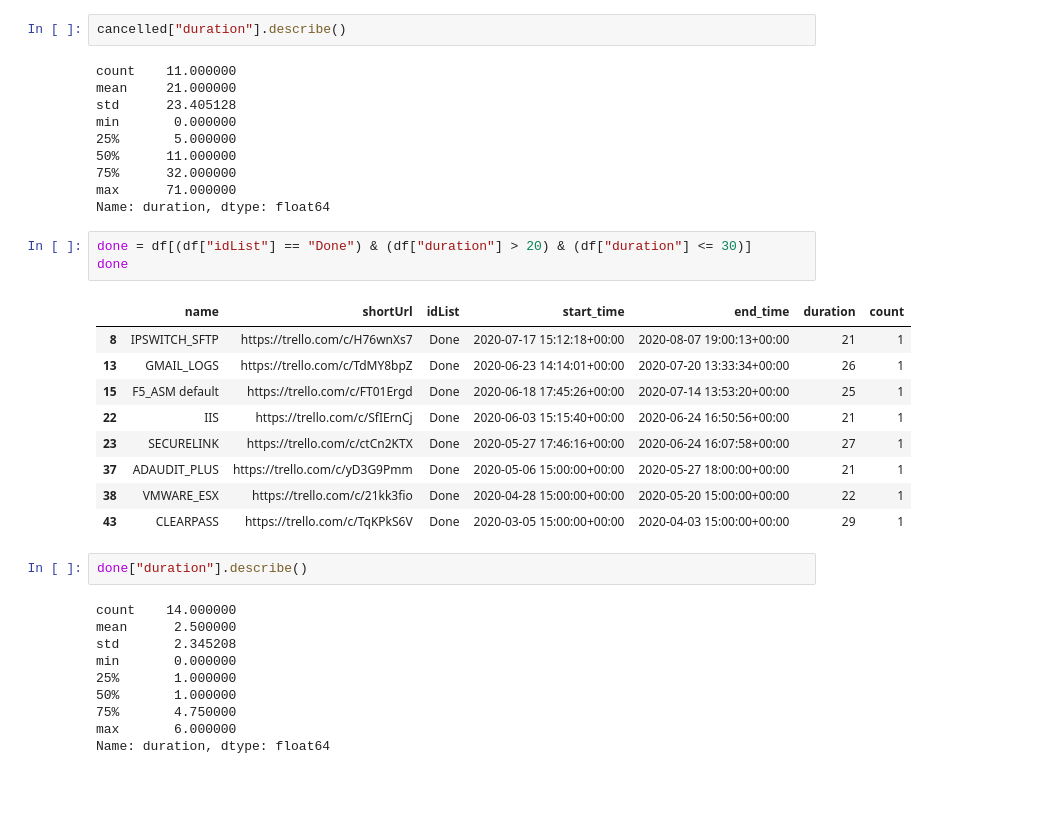
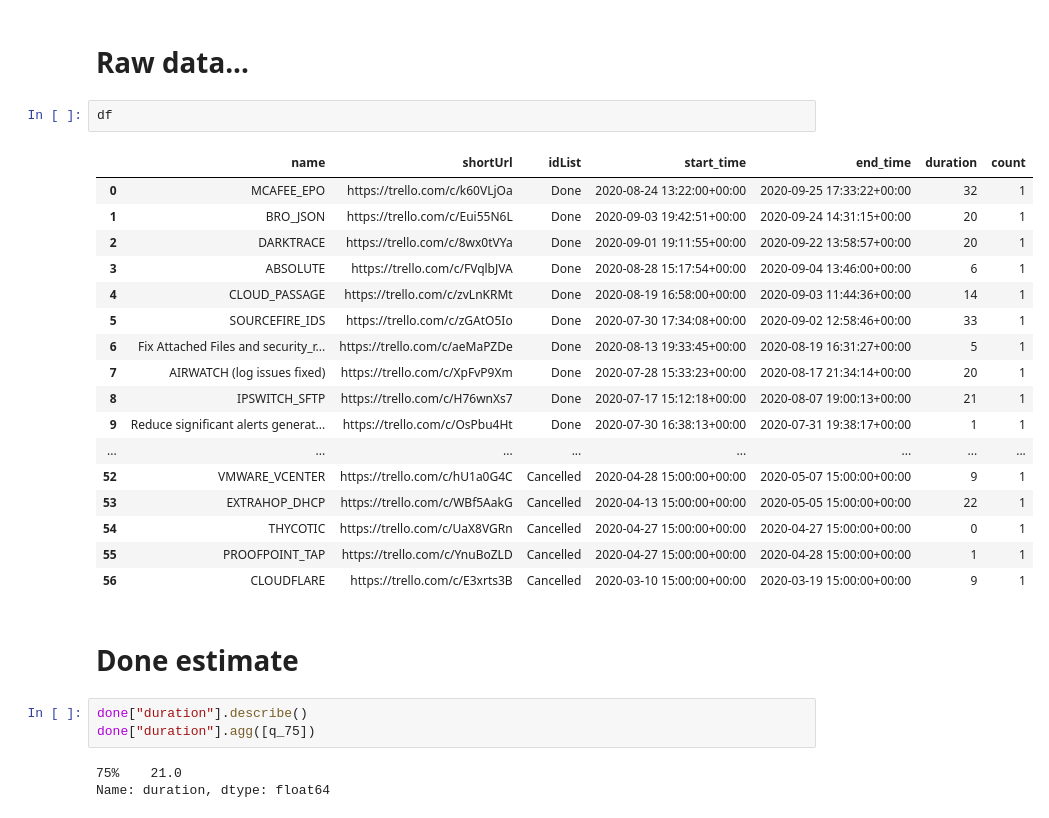
Before and after one commit to kieras/cbn-trello-analysis, a Jupyter notebook: cbn-trello.ipynb, the cells around one changed output. Cells and saved outputs as stored; diff of their text form; blank space fills up the shorter version.

Commit message:
Estimates reviewed.

```diff
--- a/cbn-trello.ipynb
+++ b/cbn-trello.ipynb
@@ -30,37 +34,30 @@ cancelled
-# %%
-cancelled["duration"].describe()
-# %% [output]
-count    11.000000
-mean     21.000000
-std      23.405128
-min       0.000000
-25%       5.000000
-50%      11.000000
-75%      32.000000
-max      71.000000
-Name: duration, dtype: float64
-# %%
-done = df[(df["idList"] == "Done") & (df["duration"] > 20) & (df["duration"] <= 30)]
-done
-# %% [output]
-|  | name | shortUrl | idList | start_time | end_time | duration | count |
-| 8 | IPSWITCH_SFTP | https://trello.com/c/H76wnXs7 | Done | 2020-07-17 15:12:18+00:00 | 2020-08-07 19:00:13+00:00 | 21 | 1 |
-| 13 | GMAIL_LOGS | https://trello.com/c/TdMY8bpZ | Done | 2020-06-23 14:14:01+00:00 | 2020-07-20 13:33:34+00:00 | 26 | 1 |
-| 15 | F5_ASM default | https://trello.com/c/FT01Ergd | Done | 2020-06-18 17:45:26+00:00 | 2020-07-14 13:53:20+00:00 | 25 | 1 |
-| 22 | IIS | https://trello.com/c/SfIErnCj | Done | 2020-06-03 15:15:40+00:00 | 2020-06-24 16:50:56+00:00 | 21 | 1 |
-| 23 | SECURELINK | https://trello.com/c/ctCn2KTX | Done | 2020-05-27 17:46:16+00:00 | 2020-06-24 16:07:58+00:00 | 27 | 1 |
-| 37 | ADAUDIT_PLUS | https://trello.com/c/yD3G9Pmm | Done | 2020-05-06 15:00:00+00:00 | 2020-05-27 18:00:00+00:00 | 21 | 1 |
-| 38 | VMWARE_ESX | https://trello.com/c/21kk3fio | Done | 2020-04-28 15:00:00+00:00 | 2020-05-20 15:00:00+00:00 | 22 | 1 |
-| 43 | CLEARPASS | https://trello.com/c/TqKPkS6V | Done | 2020-03-05 15:00:00+00:00 | 2020-04-03 15:00:00+00:00 | 29 | 1 |
+# %% [markdown]
+# Raw data...
+# %%
+df
+# %% [output]
+|  | name | shortUrl | idList | start_time | end_time | duration | count |
+| 0 | MCAFEE_EPO | https://trello.com/c/k60VLjOa | Done | 2020-08-24 13:22:00+00:00 | 2020-09-25 17:33:22+00:00 | 32 | 1 |
+| 1 | BRO_JSON | https://trello.com/c/Eui55N6L | Done | 2020-09-03 19:42:51+00:00 | 2020-09-24 14:31:15+00:00 | 20 | 1 |
+| 2 | DARKTRACE | https://trello.com/c/8wx0tVYa | Done | 2020-09-01 19:11:55+00:00 | 2020-09-22 13:58:57+00:00 | 20 | 1 |
+| 3 | ABSOLUTE | https://trello.com/c/FVqlbJVA | Done | 2020-08-28 15:17:54+00:00 | 2020-09-04 13:46:00+00:00 | 6 | 1 |
+| 4 | CLOUD_PASSAGE | https://trello.com/c/zvLnKRMt | Done | 2020-08-19 16:58:00+00:00 | 2020-09-03 11:44:36+00:00 | 14 | 1 |
+| 5 | SOURCEFIRE_IDS | https://trello.com/c/zGAtO5Io | Done | 2020-07-30 17:34:08+00:00 | 2020-09-02 12:58:46+00:00 | 33 | 1 |
+| 6 | Fix Attached Files and security_r... | https://trello.com/c/aeMaPZDe | Done | 2020-08-13 19:33:45+00:00 | 2020-08-19 16:31:27+00:00 | 5 | 1 |
+| 7 | AIRWATCH (log issues fixed) | https://trello.com/c/XpFvP9Xm | Done | 2020-07-28 15:33:23+00:00 | 2020-08-17 21:34:14+00:00 | 20 | 1 |
+| 8 | IPSWITCH_SFTP | https://trello.com/c/H76wnXs7 | Done | 2020-07-17 15:12:18+00:00 | 2020-08-07 19:00:13+00:00 | 21 | 1 |
+| 9 | Reduce significant alerts generat... | https://trello.com/c/OsPbu4Ht | Done | 2020-07-30 16:38:13+00:00 | 2020-07-31 19:38:17+00:00 | 1 | 1 |
+| ... | ... | ... | ... | ... | ... | ... | ... |
+| 52 | VMWARE_VCENTER | https://trello.com/c/hU1a0G4C | Cancelled | 2020-04-28 15:00:00+00:00 | 2020-05-07 15:00:00+00:00 | 9 | 1 |
+| 53 | EXTRAHOP_DHCP | https://trello.com/c/WBf5AakG | Cancelled | 2020-04-13 15:00:00+00:00 | 2020-05-05 15:00:00+00:00 | 22 | 1 |
+| 54 | THYCOTIC | https://trello.com/c/UaX8VGRn | Cancelled | 2020-04-27 15:00:00+00:00 | 2020-04-27 15:00:00+00:00 | 0 | 1 |
+| 55 | PROOFPOINT_TAP | https://trello.com/c/YnuBoZLD | Cancelled | 2020-04-27 15:00:00+00:00 | 2020-04-28 15:00:00+00:00 | 1 | 1 |
+| 56 | CLOUDFLARE | https://trello.com/c/E3xrts3B | Cancelled | 2020-03-10 15:00:00+00:00 | 2020-03-19 15:00:00+00:00 | 9 | 1 |
+# %% [markdown]
+# Done estimate
 # %%
 done["duration"].describe()
+done["duration"].agg([q_75])
 # %% [output]
-count    14.000000
-mean      2.500000
-std       2.345208
-min       0.000000
-25%       1.000000
-50%       1.000000
-75%       4.750000
-max       6.000000
+75%    21.0
 Name: duration, dtype: float64
```
Also changed, not shown: parts of 20 cells of this notebook.
